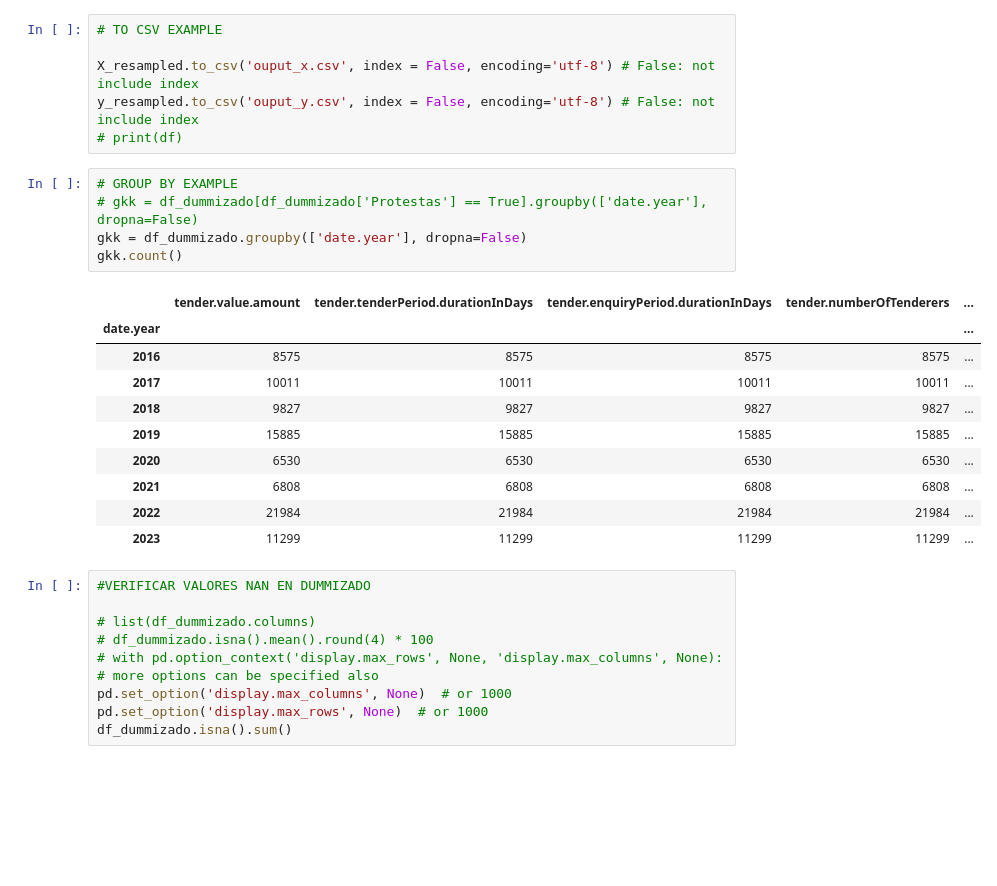
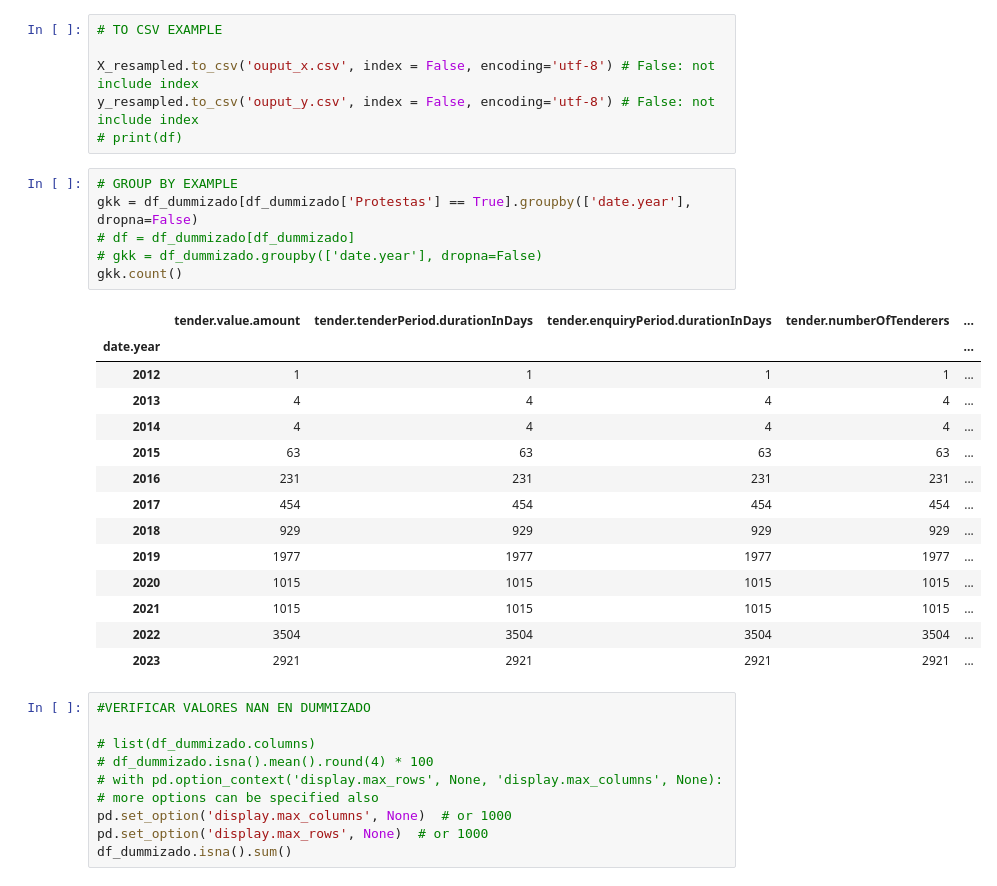
Before and after one commit to davinun99/tesis-model, a Jupyter notebook: DatasetCleaningAndTransform.ipynb, the cells around one changed output. Saved outputs shown, nothing was run; the diff lists cells and outputs as text; blank space fills up the shorter version.

```diff
--- a/DatasetCleaningAndTransform.ipynb
+++ b/DatasetCleaningAndTransform.ipynb
@@ -246,20 +272,25 @@ y_resampled.to_csv('ouput_y.csv', index = False, encoding='utf-8') # False: not
 # print(df)
 # %%
 # GROUP BY EXAMPLE
-# gkk = df_dummizado[df_dummizado['Protestas'] == True].groupby(['date.year'], dropna=False)
-gkk = df_dummizado.groupby(['date.year'], dropna=False)
+gkk = df_dummizado[df_dummizado['Protestas'] == True].groupby(['date.year'], dropna=False)
+# df = df_dummizado[df_dummizado]
+# gkk = df_dummizado.groupby(['date.year'], dropna=False)
 gkk.count()
 # %% [output]
 |  | tender.value.amount | tender.tenderPeriod.durationInDays | tender.enquiryPeriod.durationInDays | tender.numberOfTenderers | ... |
 | date.year |  |  |  |  | ... |
-| 2016 | 8575 | 8575 | 8575 | 8575 | ... |
-| 2017 | 10011 | 10011 | 10011 | 10011 | ... |
-| 2018 | 9827 | 9827 | 9827 | 9827 | ... |
-| 2019 | 15885 | 15885 | 15885 | 15885 | ... |
-| 2020 | 6530 | 6530 | 6530 | 6530 | ... |
-| 2021 | 6808 | 6808 | 6808 | 6808 | ... |
-| 2022 | 21984 | 21984 | 21984 | 21984 | ... |
-| 2023 | 11299 | 11299 | 11299 | 11299 | ... |
+| 2012 | 1 | 1 | 1 | 1 | ... |
+| 2013 | 4 | 4 | 4 | 4 | ... |
+| 2014 | 4 | 4 | 4 | 4 | ... |
+| 2015 | 63 | 63 | 63 | 63 | ... |
+| 2016 | 231 | 231 | 231 | 231 | ... |
+| 2017 | 454 | 454 | 454 | 454 | ... |
+| 2018 | 929 | 929 | 929 | 929 | ... |
+| 2019 | 1977 | 1977 | 1977 | 1977 | ... |
+| 2020 | 1015 | 1015 | 1015 | 1015 | ... |
+| 2021 | 1015 | 1015 | 1015 | 1015 | ... |
+| 2022 | 3504 | 3504 | 3504 | 3504 | ... |
+| 2023 | 2921 | 2921 | 2921 | 2921 | ... |
 # %%
 #VERIFICAR VALORES NAN EN DUMMIZADO
 
```
Also changed, not shown: parts of 16 cells of this notebook, 2 other files.
